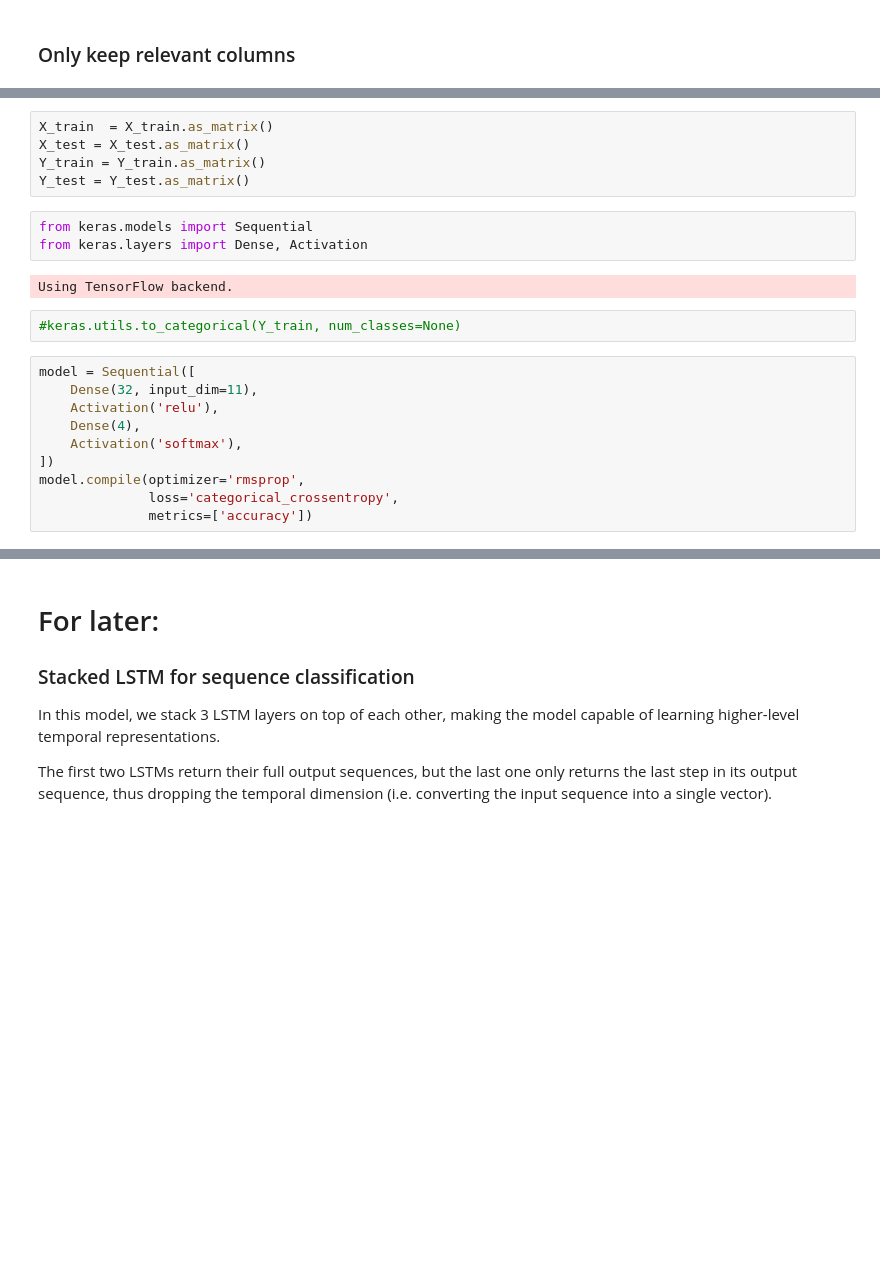
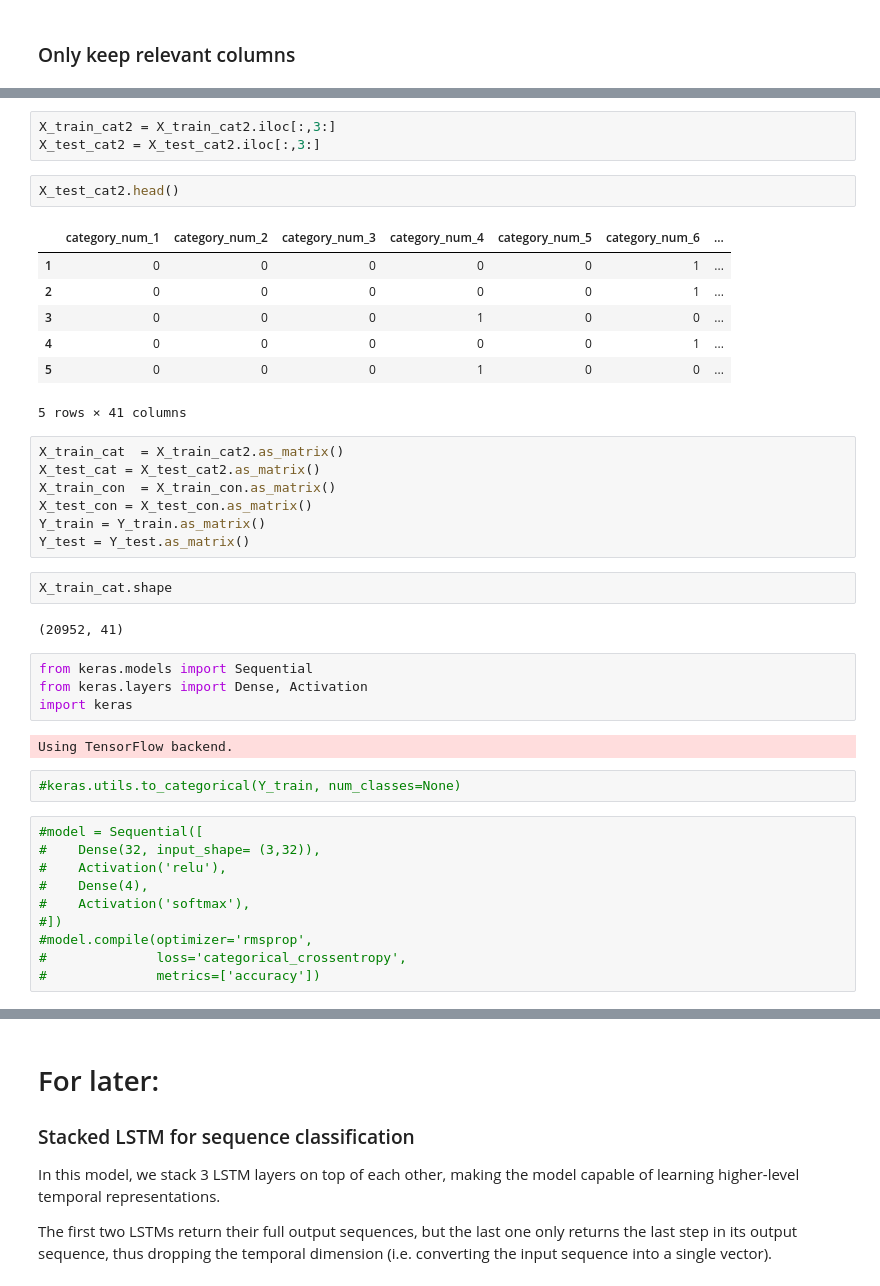
Before and after one commit to gittinic/mlp_final_proj_fake_news, a Jupyter notebook: TensorFlow_Setup.ipynb, the cells around one changed output, grey strips where cells are left out. Cells and saved outputs as stored; diff of their text form; blank space fills up the shorter version.

```diff
--- a/TensorFlow_Setup.ipynb
+++ b/TensorFlow_Setup.ipynb
@@ -218,22 +264,42 @@ Y_test.head(10)
+# %%
+X_train_cat2 = X_train_cat2.iloc[:,3:]
+X_test_cat2 = X_test_cat2.iloc[:,3:]
+# %%
+X_test_cat2.head()
+# %% [output]
+|  | category_num_1 | category_num_2 | category_num_3 | category_num_4 | category_num_5 | category_num_6 | ... |
+| 1 | 0 | 0 | 0 | 0 | 0 | 1 | ... |
+| 2 | 0 | 0 | 0 | 0 | 0 | 1 | ... |
+| 3 | 0 | 0 | 0 | 1 | 0 | 0 | ... |
+| 4 | 0 | 0 | 0 | 0 | 0 | 1 | ... |
+| 5 | 0 | 0 | 0 | 1 | 0 | 0 | ... |
+5 rows × 41 columns
 # %%
-X_train  = X_train.as_matrix()
-X_test = X_test.as_matrix()
+X_train_cat  = X_train_cat2.as_matrix()
+X_test_cat = X_test_cat2.as_matrix()
+X_train_con  = X_train_con.as_matrix()
+X_test_con = X_test_con.as_matrix()
 Y_train = Y_train.as_matrix()
 Y_test = Y_test.as_matrix()
+# %%
+X_train_cat.shape
+# %% [output]
+(20952, 41)
 # %%
 from keras.models import Sequential
 from keras.layers import Dense, Activation
+import keras
 # %% [output]
 Using TensorFlow backend.
 # %%
 #keras.utils.to_categorical(Y_train, num_classes=None)
 # %%
-model = Sequential([
-    Dense(32, input_dim=11),
-    Activation('relu'),
-    Dense(4),
-    Activation('softmax'),
-])
-model.compile(optimizer='rmsprop',
-              loss='categorical_crossentropy',
-              metrics=['accuracy'])
+#model = Sequential([
+#    Dense(32, input_shape= (3,32)),
+#    Activation('relu'),
+#    Dense(4),
+#    Activation('softmax'),
+#])
+#model.compile(optimizer='rmsprop',
+#              loss='categorical_crossentropy',
+#              metrics=['accuracy'])
```
Also changed, not shown: parts of 22 cells of this notebook.
